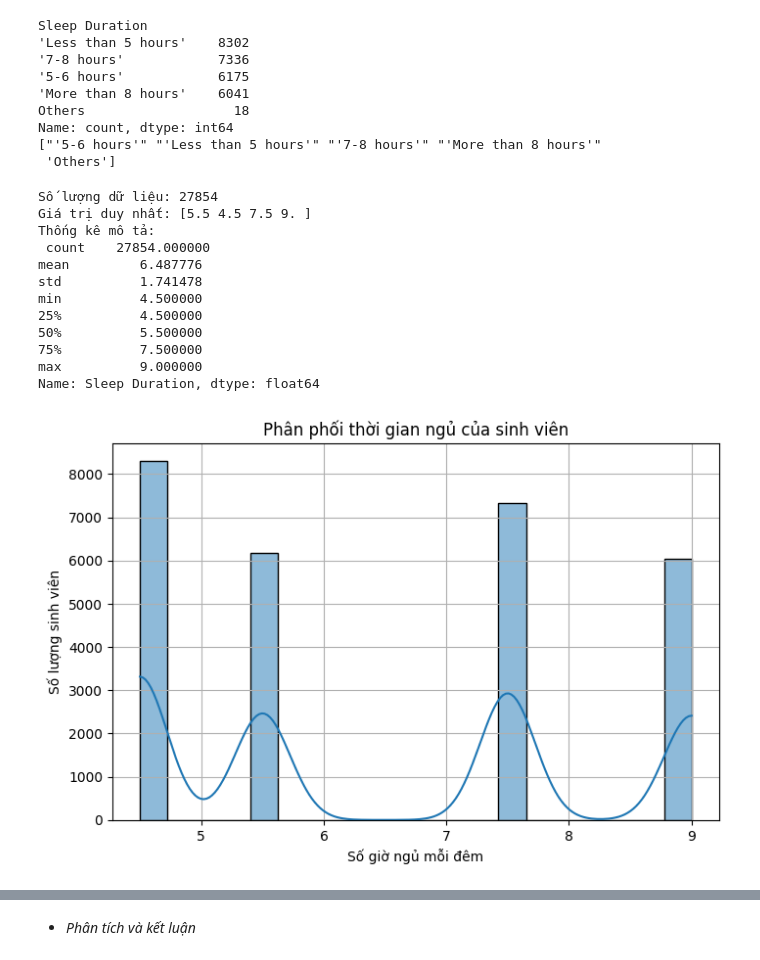
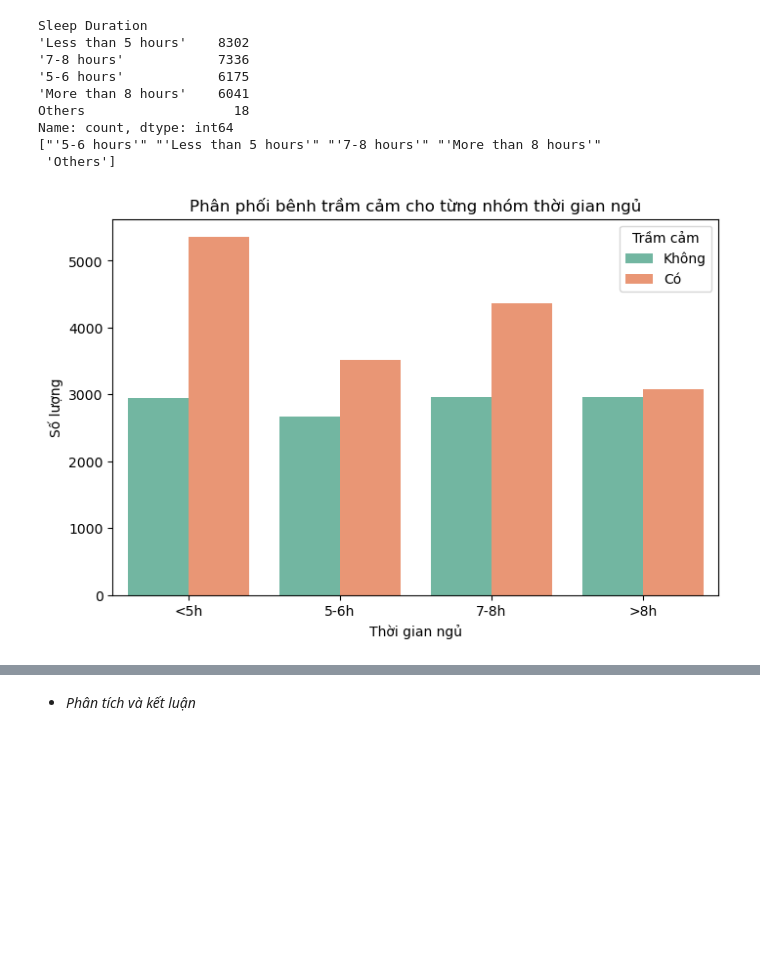
Before and after one commit to Dzivilord/Data_Insight_AI, a Jupyter notebook: src/ExploringData/Visualization_data.ipynb, the cells around one changed output, grey strips where cells are left out. Saved outputs shown, nothing was run; the diff lists cells and outputs as text; code cells hidden in the pictures; blank space fills up the shorter version.

```diff
--- a/src/ExploringData/Visualization_data.ipynb
+++ b/src/ExploringData/Visualization_data.ipynb
@@ -180,42 +184,35 @@ sleep_analyze_df = data[data['Sleep Duration'] != 'Others'].copy()
 
 # Mapping sleep duration từ dạng phân loại sang giá trị số trung bình
 sleep_map = {
-    "'Less than 5 hours'": 4.5,
-    "'5-6 hours'": 5.5,
-    "'7-8 hours'": 7.5,
-    "'More than 8 hours'": 9
+    "'Less than 5 hours'": '<5h',
+    "'5-6 hours'": '5-6h',
+    "'7-8 hours'": '7-8h',
+    "'More than 8 hours'": '>8h'
 }
 
 sleep_analyze_df['Sleep Duration'] = sleep_analyze_df['Sleep Duration'].map(sleep_map)
 # %%
 ##Vẽ
 
-# Kiểm tra dữ liệu trước khi vẽ
-print("Số lượng dữ liệu:", len(sleep_analyze_df))
-print("Giá trị duy nhất:", sleep_analyze_df['Sleep Duration'].unique())
-print("Thống kê mô tả:\n", sleep_analyze_df['Sleep Duration'].describe())
+# # Kiểm tra dữ liệu trước khi vẽ
+# print("Số lượng dữ liệu:", len(sleep_analyze_df))
+# print("Giá trị duy nhất:", sleep_analyze_df['Sleep Duration'].unique())
+# print("Thống kê mô tả:\n", sleep_analyze_df['Sleep Duration'].describe())
 
 plt.figure(figsize=(8,5))
-sns.histplot(sleep_analyze_df['Sleep Duration'], kde=True, bins=20)
-plt.title("Phân phối thời gian ngủ của sinh viên")
-plt.xlabel("Số giờ ngủ mỗi đêm")
-plt.ylabel("Số lượng sinh viên")
-plt.grid(True)
+sns.countplot(x='Sleep Duration',
+              hue='Depression',
+              data=sleep_analyze_df,
+              palette="Set2",
+              order=['<5h', '5-6h', '7-8h', '>8h'])
+plt.title("Phân phối bênh trầm cảm cho từng nhóm thời gian ngủ")
+plt.xlabel("Thời gian ngủ")
+plt.ylabel("Số lượng")
+plt.legend(title="Trầm cảm",
+           labels=['Không', 'Có'])
 plt.show()
 # %% [output]
-Số lượng dữ liệu: 27854
-Giá trị duy nhất: [5.5 4.5 7.5 9. ]
-Thống kê mô tả:
- count    27854.000000
-mean         6.487776
-std          1.741478
-min          4.500000
-25%          4.500000
-50%          5.500000
-75%          7.500000
-max          9.000000
-Name: Sleep Duration, dtype: float64
-[figure, old version]
+[figure, new version]
 # %% [markdown]
 - Thuộc tính sử dụng: `Sleep Duration`
 - Nội dung biểu đồ:
```
Also changed, not shown: parts of 14 cells of this notebook.
